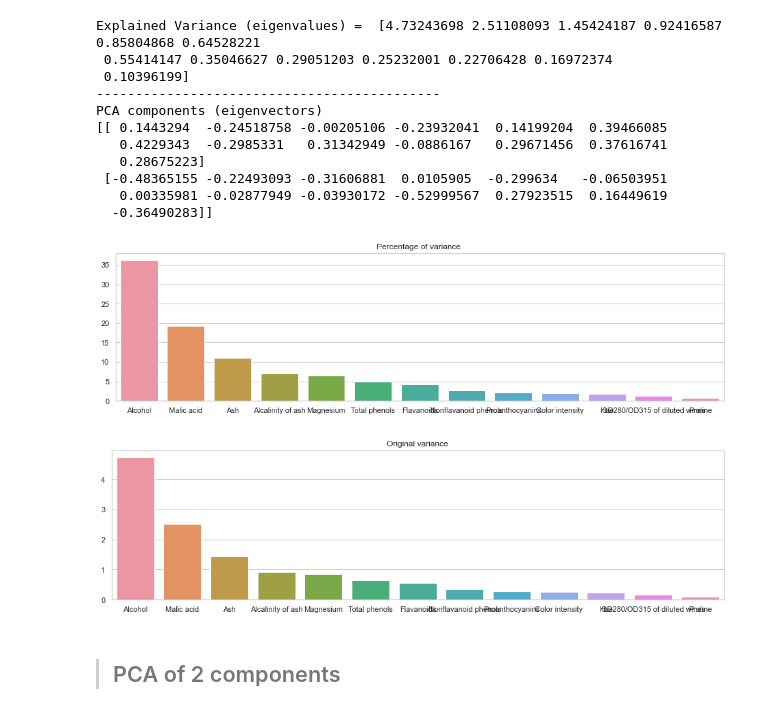
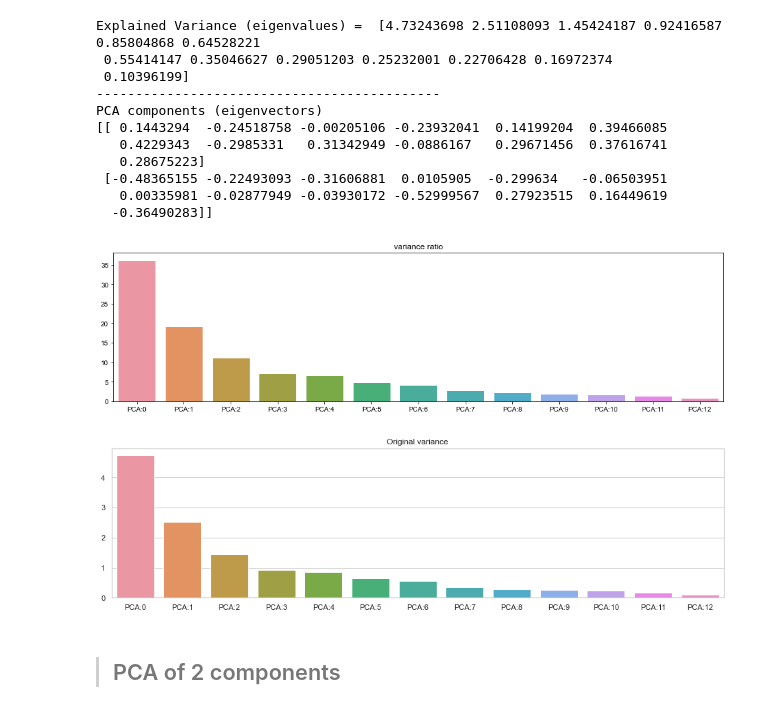
Before and after one commit to aphisit-ths/MACHINE-LEARNING-COURSE2022, a Jupyter notebook: [3#PCA]/PCA.ipynb, the cells around one changed output. Drawn from its saved outputs; the diff is of its cells as text; code cells hidden in the pictures.

```diff
--- a/[3#PCA]/PCA.ipynb
+++ b/[3#PCA]/PCA.ipynb
@@ -195,19 +166,24 @@ PCA components (eigenvectors)
    0.00335981 -0.02877949 -0.03930172 -0.52999567  0.27923515  0.16449619
   -0.36490283]]
 # %%
-def _plot(interested_cols,value ,title):
+def _plot(value ,title):
+    x_label = []
+    for i in range( len(value)):
+        label = "PCA:" +str(i)
+        x_label.append(label)
     plt.figure(figsize=(16,4))
     plt.title(title)
     sns.set_theme(style="whitegrid")
-    ax = sns.barplot(x=interested_cols.columns, y=value )
+    ax = sns.barplot(x=x_label, y=value )
+    plt.show()
 # %%
-_plot(x_norm,variance_percent , "Percentage of variance ")
+_plot(variance_percent , "variance ratio")
 # %% [output]
-[figure, old version]
+[figure, new version]
 # %%
-_plot(x_norm ,variance ,"Original variance")
+_plot(variance ,"Original variance")
 # %% [output]
-[figure, old version]
+[figure, new version]
 # %% [markdown]
 > ## PCA of 2 components
 # %%
```
Also changed, not shown: parts of 27 cells of this notebook.
